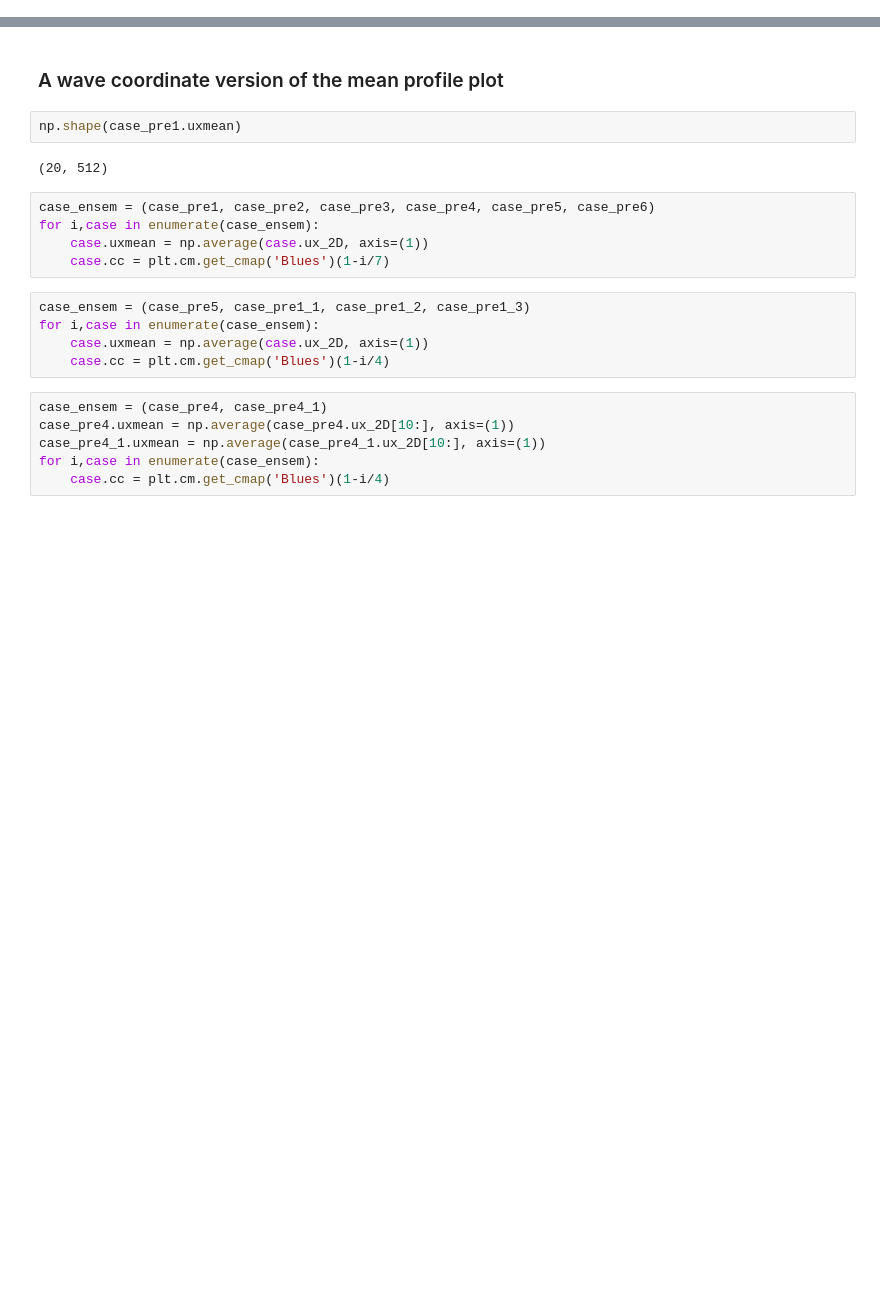
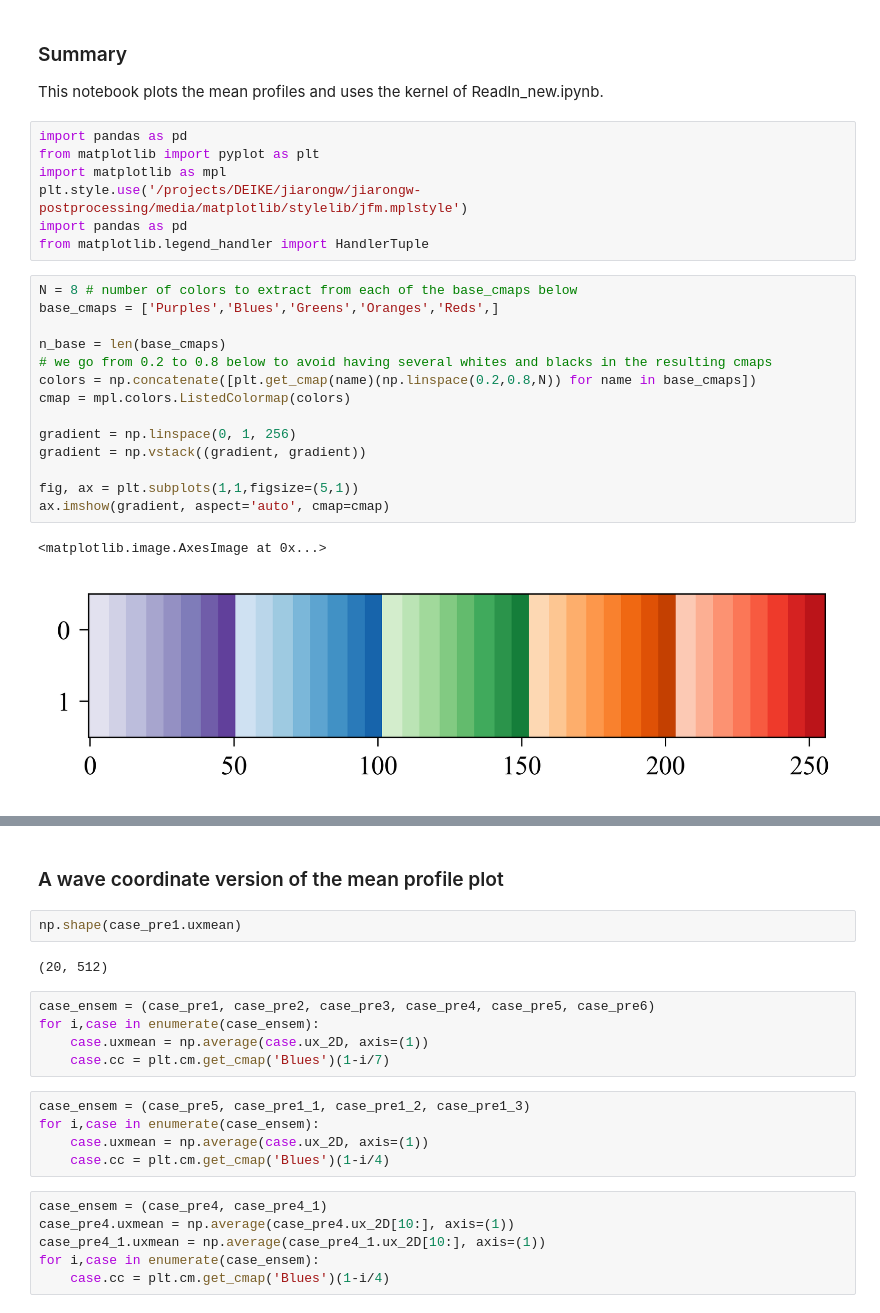
Before and after one commit to DeikeLab/jiarongw-postprocessing, a Jupyter notebook: jupyter_notebook/project_specific/turbulence/MeanProfile.ipynb, the cells around one changed output, grey strips where cells are left out. Cells and saved outputs as stored; diff of their text form; blank space fills up the shorter version.

Commit message:
Update the notebooks after the major revision.

```diff
--- a/jupyter_notebook/project_specific/turbulence/MeanProfile.ipynb
+++ b/jupyter_notebook/project_specific/turbulence/MeanProfile.ipynb
@@ -0,0 +1,27 @@
+# %% [markdown]
+### Summary
+This notebook plots the mean profiles and uses the kernel of ReadIn_new.ipynb.
+# %%
+import pandas as pd
+from matplotlib import pyplot as plt
+import matplotlib as mpl
+plt.style.use('/projects/DEIKE/jiarongw/jiarongw-postprocessing/media/matplotlib/stylelib/jfm.mplstyle')
+import pandas as pd
+from matplotlib.legend_handler import HandlerTuple
+# %%
+N = 8 # number of colors to extract from each of the base_cmaps below
+base_cmaps = ['Purples','Blues','Greens','Oranges','Reds',]
+
+n_base = len(base_cmaps)
+# we go from 0.2 to 0.8 below to avoid having several whites and blacks in the resulting cmaps
+colors = np.concatenate([plt.get_cmap(name)(np.linspace(0.2,0.8,N)) for name in base_cmaps])
+cmap = mpl.colors.ListedColormap(colors)
+
+gradient = np.linspace(0, 1, 256)
+gradient = np.vstack((gradient, gradient))
+
+fig, ax = plt.subplots(1,1,figsize=(5,1))
+ax.imshow(gradient, aspect='auto', cmap=cmap)
+# %% [output]
+<matplotlib.image.AxesImage at 0x...>
+[figure, added]
```
Also changed, not shown: parts of 12 cells of this notebook, 42 other files.
